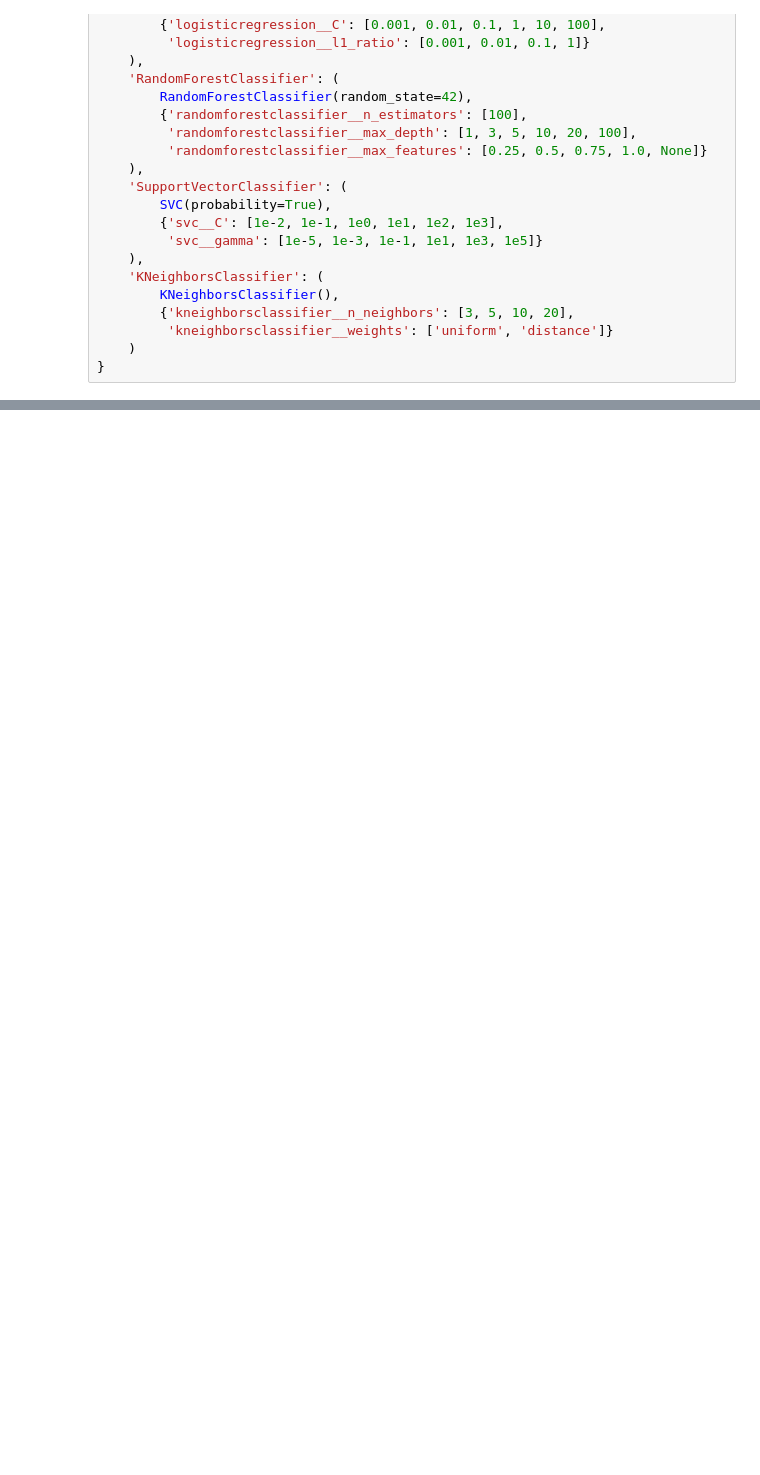
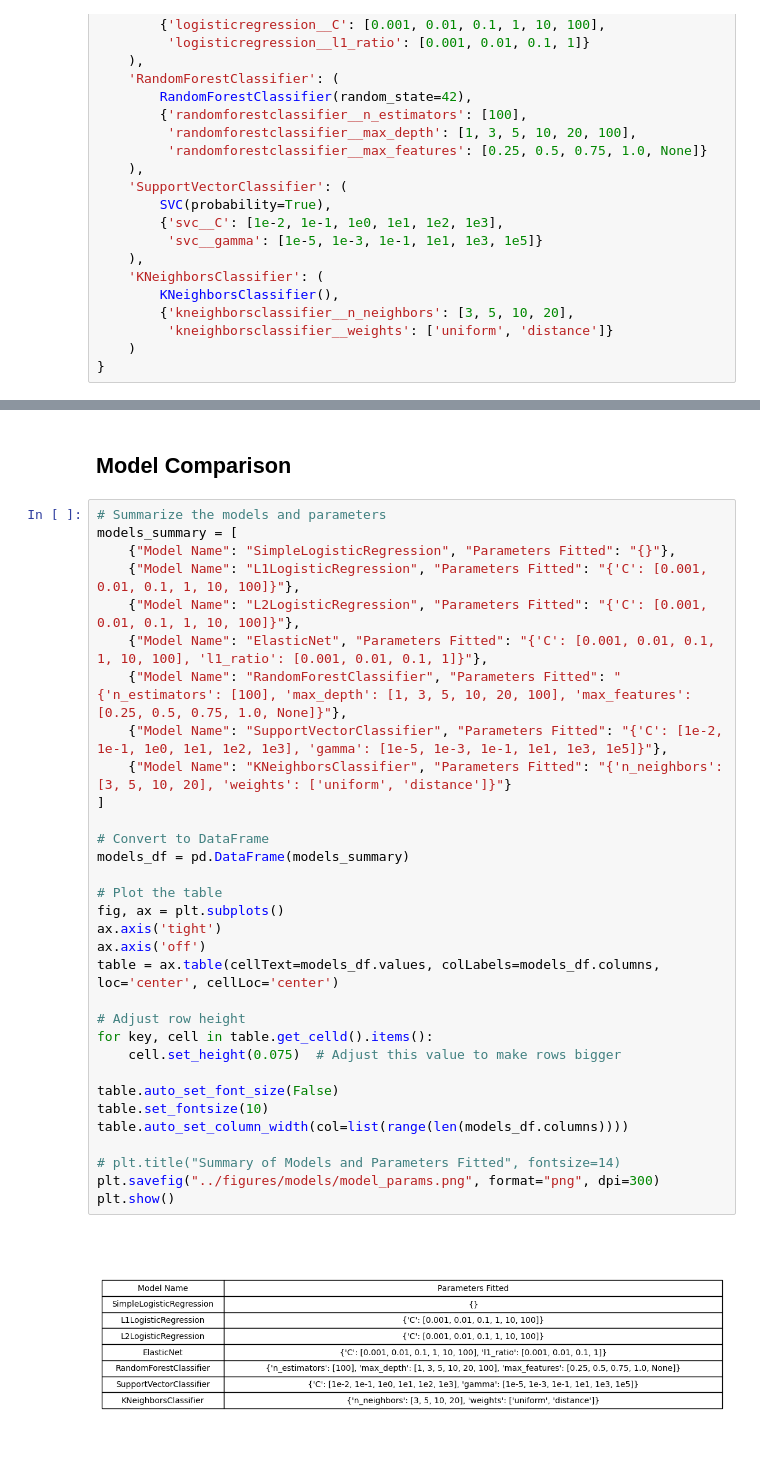
Before and after one commit to s-bao/data1030-project, a Jupyter notebook: src/imp_models.ipynb, the cells around one changed output, grey strips where cells are left out. Cells and saved outputs as stored; diff of their text form; blank space fills up the shorter version.

```diff
--- a/src/imp_models.ipynb
+++ b/src/imp_models.ipynb
@@ -313,0 +318,36 @@ KNeighborsClassifier: Mean f1 = 0.8164, Std Dev = 0.0675
+# %% [markdown]
+## Model Comparison
+# %%
+# Summarize the models and parameters
+models_summary = [
+    {"Model Name": "SimpleLogisticRegression", "Parameters Fitted": "{}"},
+    {"Model Name": "L1LogisticRegression", "Parameters Fitted": "{'C': [0.001, 0.01, 0.1, 1, 10, 100]}"},
+    {"Model Name": "L2LogisticRegression", "Parameters Fitted": "{'C': [0.001, 0.01, 0.1, 1, 10, 100]}"},
+    {"Model Name": "ElasticNet", "Parameters Fitted": "{'C': [0.001, 0.01, 0.1, 1, 10, 100], 'l1_ratio': [0.001, 0.01, 0.1, 1]}"},
+    {"Model Name": "RandomForestClassifier", "Parameters Fitted": "{'n_estimators': [100], 'max_depth': [1, 3, 5, 10, 20, 100], 'max_features': [0.25, 0.5, 0.75, 1.0, None]}"},
+    {"Model Name": "SupportVectorClassifier", "Parameters Fitted": "{'C': [1e-2, 1e-1, 1e0, 1e1, 1e2, 1e3], 'gamma': [1e-5, 1e-3, 1e-1, 1e1, 1e3, 1e5]}"},
+    {"Model Name": "KNeighborsClassifier", "Parameters Fitted": "{'n_neighbors': [3, 5, 10, 20], 'weights': ['uniform', 'distance']}"}
+]
+
+# Convert to DataFrame
+models_df = pd.DataFrame(models_summary)
+
+# Plot the table
+fig, ax = plt.subplots()
+ax.axis('tight')
+ax.axis('off')
+table = ax.table(cellText=models_df.values, colLabels=models_df.columns, loc='center', cellLoc='center')
+
+# Adjust row height
+for key, cell in table.get_celld().items():
+    cell.set_height(0.075)  # Adjust this value to make rows bigger
+
+table.auto_set_font_size(False)
+table.set_fontsize(10)
+table.auto_set_column_width(col=list(range(len(models_df.columns))))
+
+# plt.title("Summary of Models and Parameters Fitted", fontsize=14)
+plt.savefig("../figures/models/model_params.png", format="png", dpi=300)
+plt.show()
+# %% [output]
+[figure, added]
```
Also changed, not shown: parts of 12 cells of this notebook, 17 other files.
